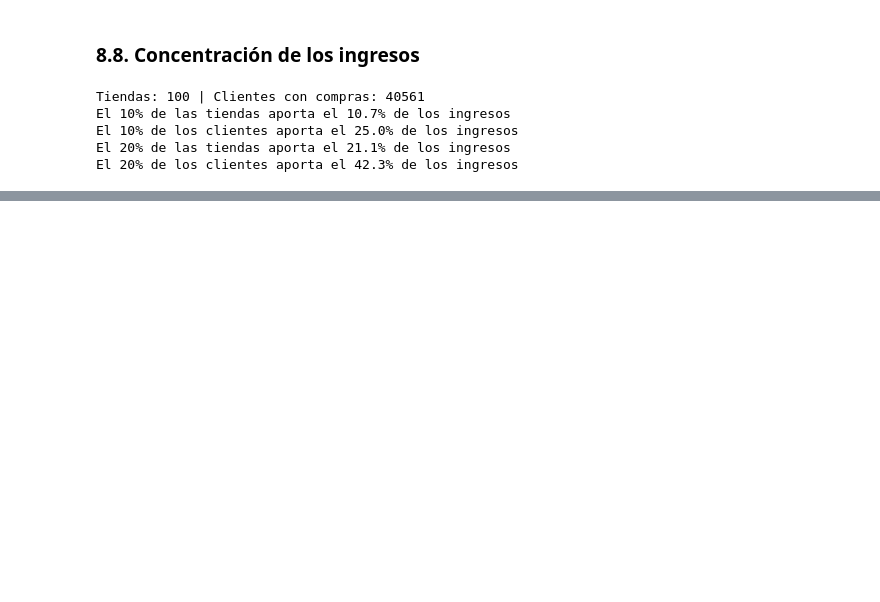
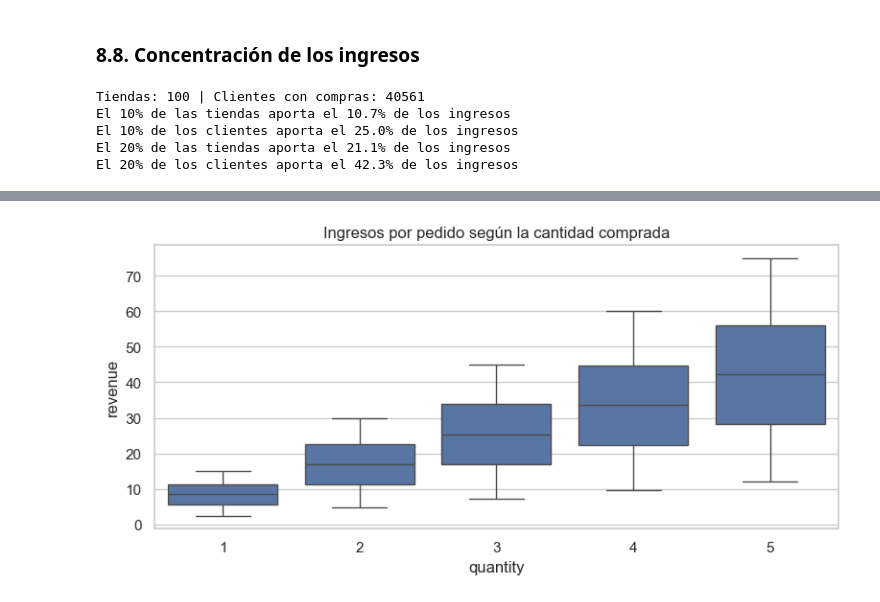
Before and after one commit to SofiaConsoli/Proyecto_Final_Data_and_Analytics, a Jupyter notebook: notebooks/proyecto_final_EDA_python.ipynb, the cells around one changed output, grey strips where cells are left out. Cells and saved outputs as stored; diff of their text form; code cells hidden in the pictures; blank space fills up the shorter version.

```diff
--- a/notebooks/proyecto_final_EDA_python.ipynb
+++ b/notebooks/proyecto_final_EDA_python.ipynb
@@ -937,0 +1305,10 @@ El 20% de los clientes aporta el 42.3% de los ingresos
+# %%
+# Relación entre la cantidad comprada y el importe del pedido
+plt.figure(figsize=(8, 4))
+sns.boxplot(data=eda_df, x="quantity", y="revenue")
+plt.title("Ingresos por pedido según la cantidad comprada")
+plt.tight_layout()
+guardar_grafico("09_6_cantidad_vs_ingresos")
+plt.show()
+# %% [output]
+[figure, added]
```
Also changed, not shown: parts of 43 cells of this notebook, 4 other files.
